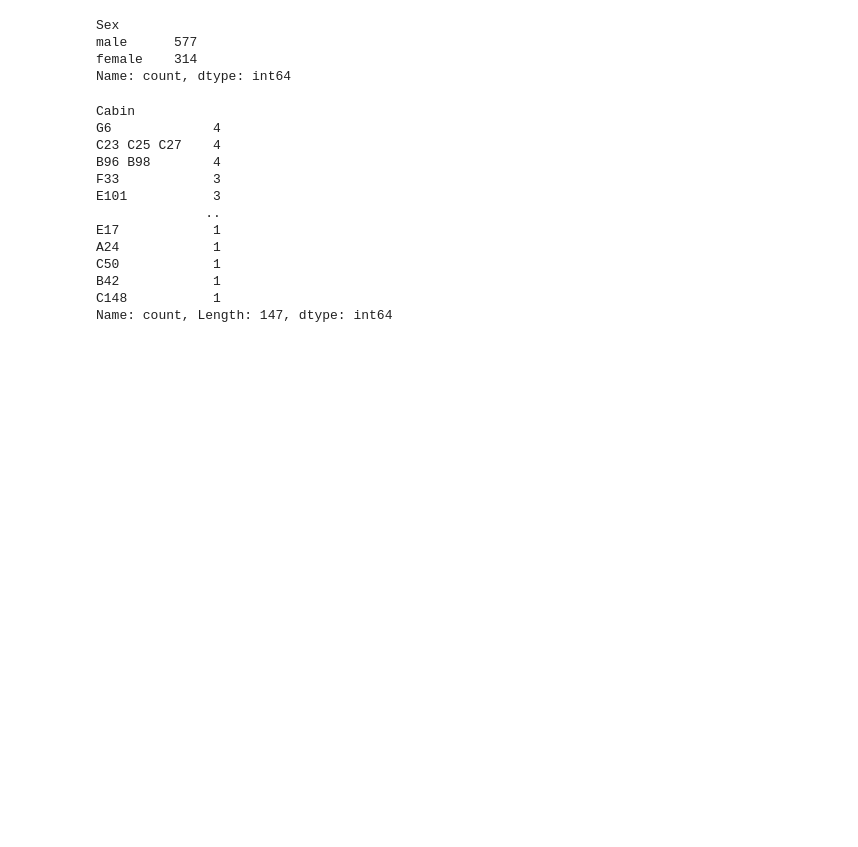
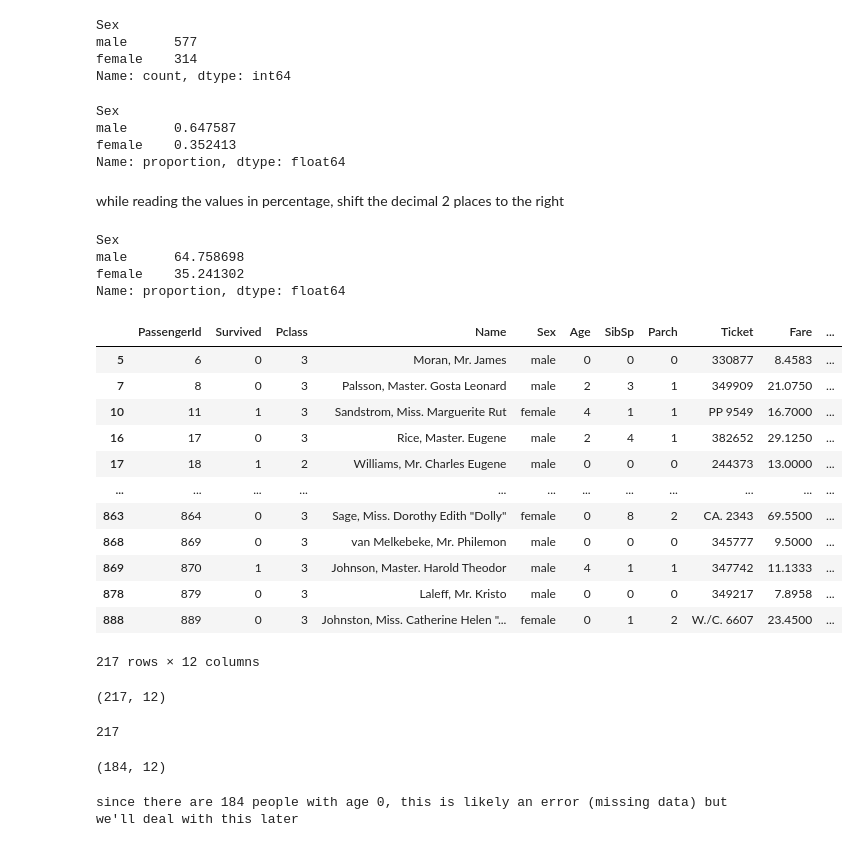
Before and after one commit to jkmloom/Data-Science, a Jupyter notebook: 03-pandas/02-pandas_avanced.ipynb, the cells around one changed output. Cells and saved outputs as stored; diff of their text form; code cells hidden in the pictures; blank space fills up the shorter version.

```diff
--- a/03-pandas/02-pandas_avanced.ipynb
+++ b/03-pandas/02-pandas_avanced.ipynb
@@ -424,18 +424,20 @@ male      577
 female    314
 Name: count, dtype: int64
 # %%
-df["Cabin"].value_counts()
+# when you need the magnitude values in percentage
+df["Sex"].value_counts(normalize = True)
 # %% [output]
-Cabin
-G6             4
-C23 C25 C27    4
-B96 B98        4
-F33            3
-E101           3
-              ..
-E17            1
-A24            1
-C50            1
-B42            1
-C148           1
-Name: count, Length: 147, dtype: int64
+Sex
+male      0.647587
+female    0.352413
+Name: proportion, dtype: float64
+# %% [markdown]
+while reading the values in percentage, shift the decimal 2 places to the right
+# %%
+# or
+df["Sex"].value_counts(normalize = True) * 100
+# %% [output]
+Sex
+male      64.758698
+female    35.241302
+Name: proportion, dtype: float64
@@ -441,0 +446,37 @@ Name: count, Length: 147, dtype: int64
+# %%
+# start developing a thought process
+'''1. how many passengers are less than 5 years old ?'''
+df[df["Age"] < 5]
+# %% [output]
+|  | PassengerId | Survived | Pclass | Name | Sex | Age | SibSp | Parch | Ticket | Fare | ... |
+| 5 | 6 | 0 | 3 | Moran, Mr. James | male | 0 | 0 | 0 | 330877 | 8.4583 | ... |
+| 7 | 8 | 0 | 3 | Palsson, Master. Gosta Leonard | male | 2 | 3 | 1 | 349909 | 21.0750 | ... |
+| 10 | 11 | 1 | 3 | Sandstrom, Miss. Marguerite Rut | female | 4 | 1 | 1 | PP 9549 | 16.7000 | ... |
+| 16 | 17 | 0 | 3 | Rice, Master. Eugene | male | 2 | 4 | 1 | 382652 | 29.1250 | ... |
+| 17 | 18 | 1 | 2 | Williams, Mr. Charles Eugene | male | 0 | 0 | 0 | 244373 | 13.0000 | ... |
+| ... | ... | ... | ... | ... | ... | ... | ... | ... | ... | ... | ... |
+| 863 | 864 | 0 | 3 | Sage, Miss. Dorothy Edith "Dolly" | female | 0 | 8 | 2 | CA. 2343 | 69.5500 | ... |
+| 868 | 869 | 0 | 3 | van Melkebeke, Mr. Philemon | male | 0 | 0 | 0 | 345777 | 9.5000 | ... |
+| 869 | 870 | 1 | 3 | Johnson, Master. Harold Theodor | male | 4 | 1 | 1 | 347742 | 11.1333 | ... |
+| 878 | 879 | 0 | 3 | Laleff, Mr. Kristo | male | 0 | 0 | 0 | 349217 | 7.8958 | ... |
+| 888 | 889 | 0 | 3 | Johnston, Miss. Catherine Helen "... | female | 0 | 1 | 2 | W./C. 6607 | 23.4500 | ... |
+217 rows × 12 columns
+# %%
+df[df["Age"] < 5].shape
+# %% [output]
+(217, 12)
+# %%
+# another method
+len(df[df["Age"] < 5])
+
+# so there are 217 people below the age of 5 on the titanic ship
+# %% [output]
+217
+# %%
+df[df["Age"] == 0].shape
+# %% [output]
+(184, 12)
+# %%
+print(f"since there are {len(df[df["Age"] == 0])} people with age 0, this is likely an error (missing data) but we'll deal with this later")
+# %% [output]
+since there are 184 people with age 0, this is likely an error (missing data) but we'll deal with this later
```
Also changed, not shown: parts of 25 cells of this notebook.
